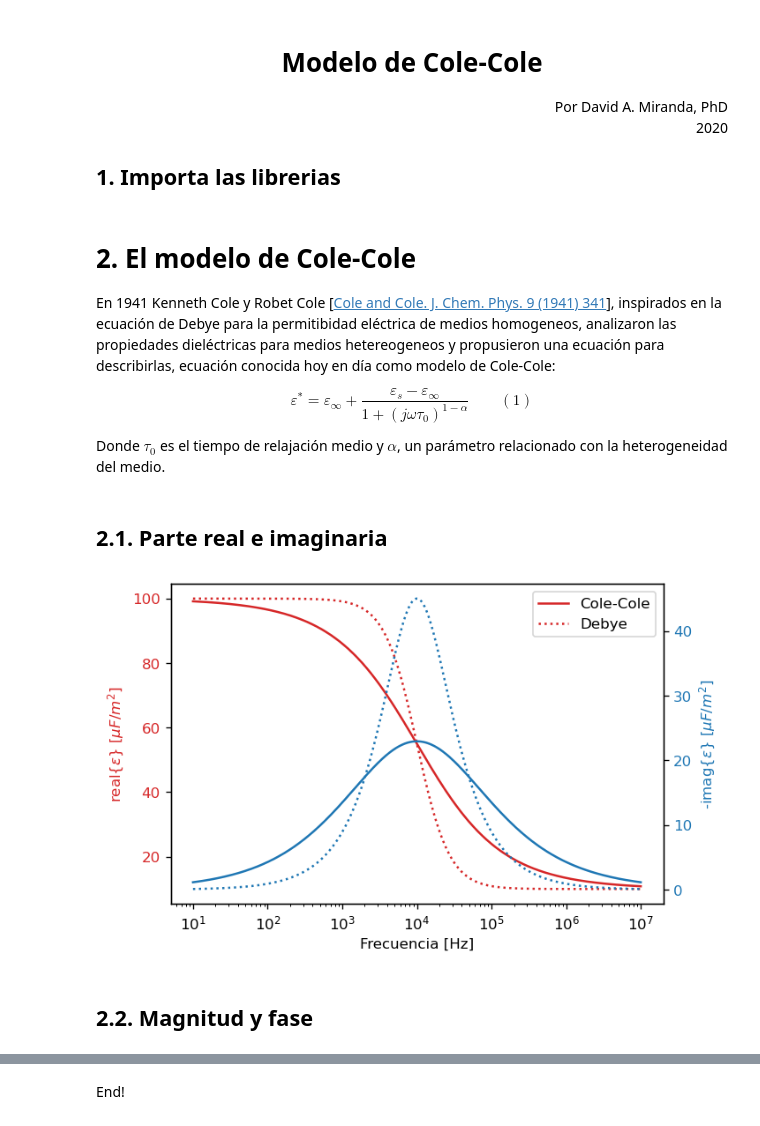
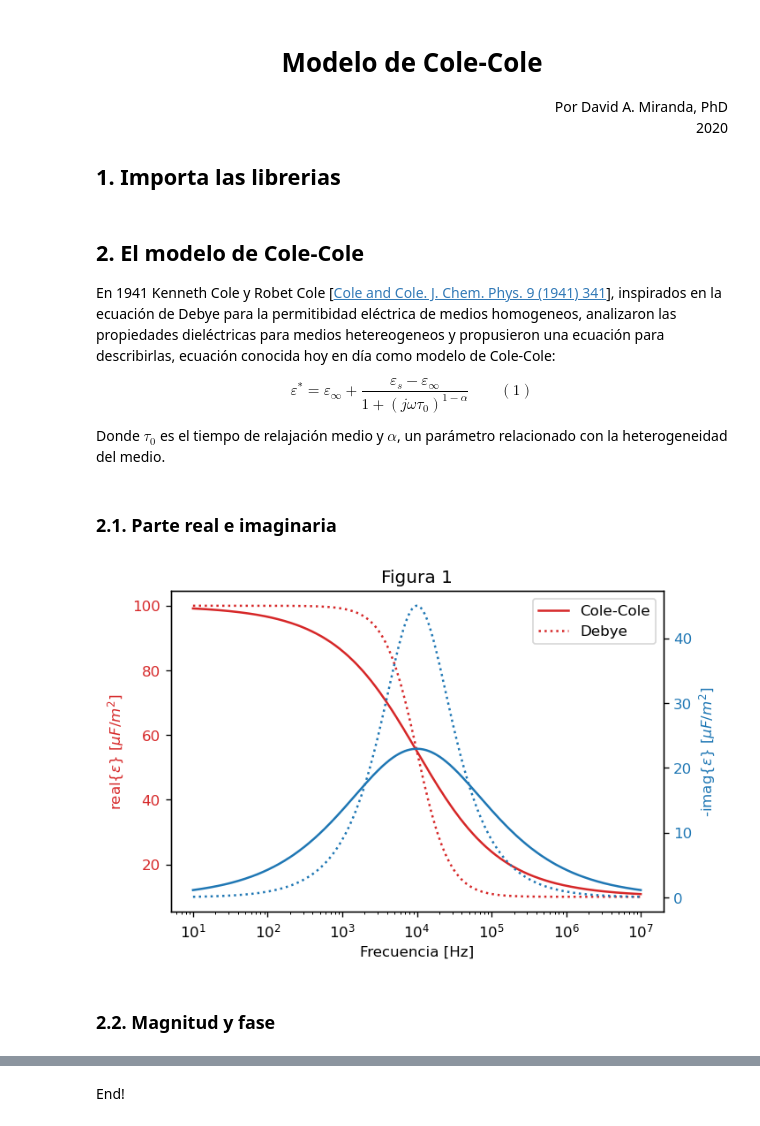
Before and after one commit to davidalejandromiranda/fisicoquimica, a Jupyter notebook: impedancia/ModeloColeCole.ipynb, the cells around one changed output, grey strips where cells are left out. Saved outputs shown, nothing was run; the diff lists cells and outputs as text; code cells hidden in the pictures.

```diff
--- a/impedancia/ModeloColeCole.ipynb
+++ b/impedancia/ModeloColeCole.ipynb
@@ -6,7 +6,7 @@
 import numpy as np
 import matplotlib.pyplot as plt
 # %% [markdown]
-# 2. El modelo de Cole-Cole
+## 2. El modelo de Cole-Cole
 En 1941 Kenneth Cole y Robet Cole [<a href="https://doi.org/10.1063/1.1750906" target="blank">Cole and Cole. J. Chem. Phys. 9 (1941) 341</a>], inspirados en la ecuación de Debye para la permitibidad eléctrica de medios homogeneos, analizaron las propiedades dieléctricas para medios hetereogeneos y propusieron una ecuación para describirlas, ecuación conocida hoy en día como modelo de Cole-Cole:
 
 $$\varepsilon^* = \varepsilon_\infty + \frac{\varepsilon_s - \varepsilon_\infty}{1 + (j\omega\tau_0)^{1-\alpha}} \qquad (1)$$
@@ -25,27 +25,29 @@ w = 2*pi*f
 epsilon = epsilon_i + (epsilon_s - epsilon_i)/(1 + (1j*w*tau)**(1-a))
 debye = epsilon_i + (epsilon_s - epsilon_i)/(1 + 1j*w*tau)
 # %% [markdown]
-## 2.1. Parte real e imaginaria
+### 2.1. Parte real e imaginaria
 # %%
 fig, ax1 = plt.subplots(dpi=120)
+plt.title('Figura 1')
+
 color = 'tab:red'
 ax1.set_xlabel('Frecuencia [Hz]')
 ax1.set_ylabel(r'real{$\varepsilon$} $[\mu F/m^2]$', color=color)
 ax1.semilogx(f,  1e6*epsilon.real, color=color, label='Cole-Cole')
 ax1.semilogx(f,  1e6*debye.real, ':', color=color, label='Debye')
 ax1.tick_params(axis='y', labelcolor=color)
 
 plt.legend()
 
 ax2 = ax1.twinx()
 color = 'tab:blue'
 ax2.set_ylabel(r'-imag{$\varepsilon$} $[\mu F / m^2]$', color=color)
 ax2.semilogx(f, -1e6*epsilon.imag, color=color)
 ax2.semilogx(f, -1e6*debye.imag, ':', color=color)
 ax2.tick_params(axis='y', labelcolor=color)
 # %% [output]
-[figure, old version]
+[figure, new version]
 # %% [markdown]
-## 2.2. Magnitud y fase
+### 2.2. Magnitud y fase
 # %%
 fig, ax1 = plt.subplots(dpi=120)
```
Also changed, not shown: parts of 18 cells of this notebook.
